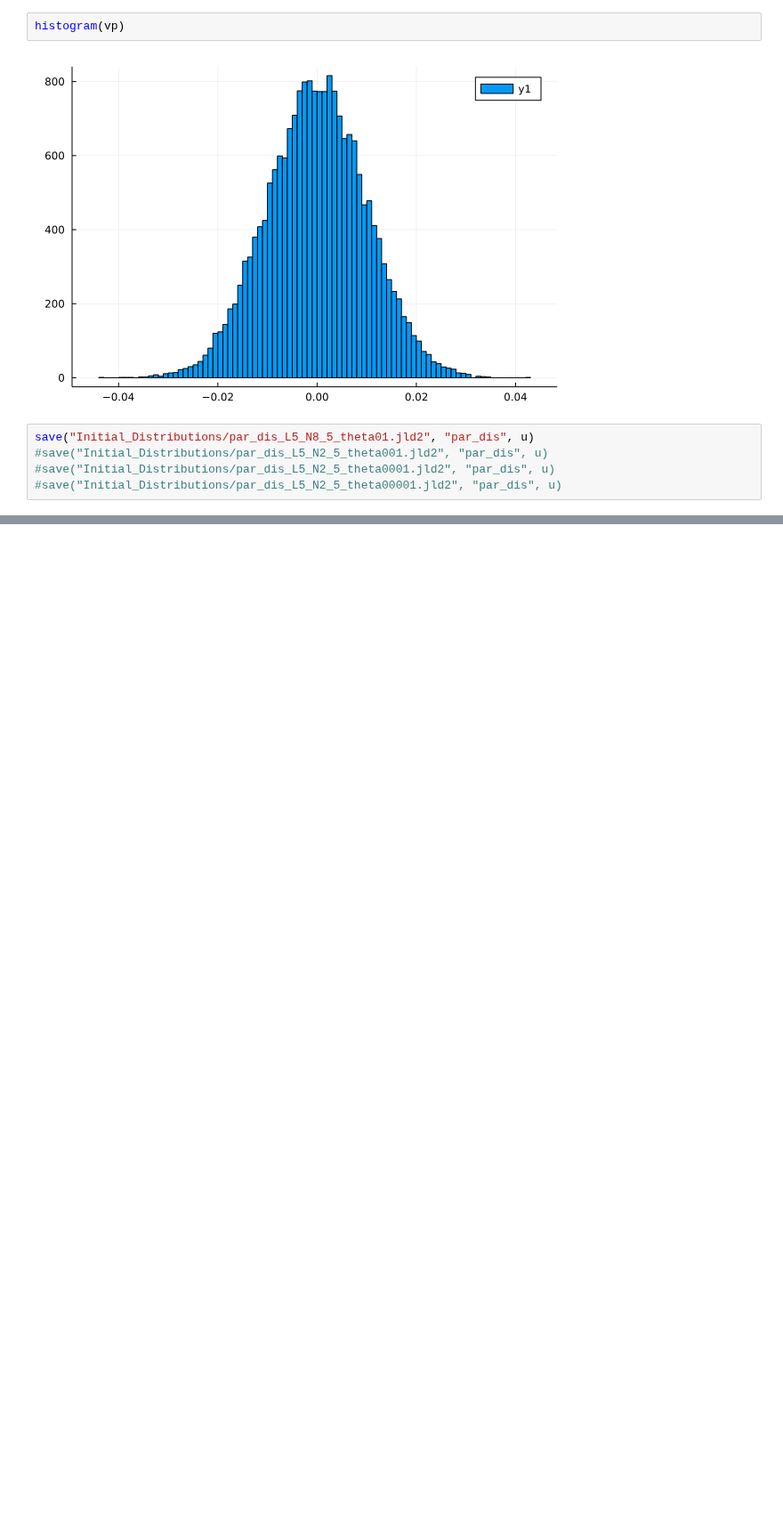
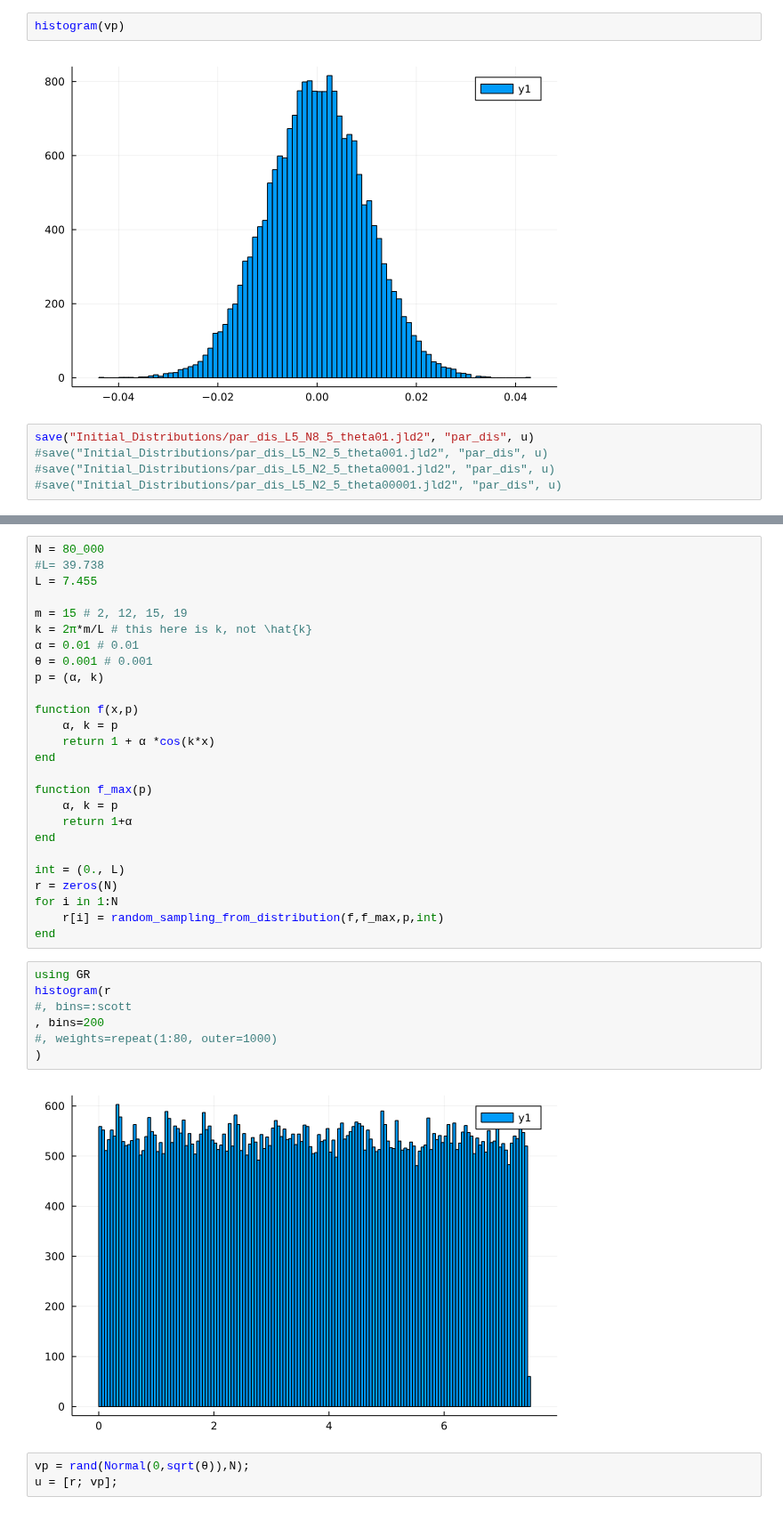
Before and after one commit to reula/PIC-1D, a Jupyter notebook: ini_dat.ipynb, the cells around one changed output, grey strips where cells are left out. Shown at 89% size. Cells and saved outputs as stored; diff of their text form; blank space fills up the shorter version.

```diff
--- a/ini_dat.ipynb
+++ b/ini_dat.ipynb
@@ -116,0 +168,38 @@ save("Initial_Distributions/par_dis_L5_N8_5_theta01.jld2", "par_dis", u)
+# %%
+N = 80_000
+#L= 39.738
+L = 7.455
+
+m = 15 # 2, 12, 15, 19
+k = 2π*m/L # this here is k, not \hat{k}
+α = 0.01 # 0.01
+θ = 0.001 # 0.001
+p = (α, k)
+
+function f(x,p)
+    α, k = p
+    return 1 + α *cos(k*x)
+end
+
+function f_max(p)
+    α, k = p
+    return 1+α
+end
+
+int = (0., L)
+r = zeros(N)
+for i in 1:N
+    r[i] = random_sampling_from_distribution(f,f_max,p,int)
+end
+# %%
+using GR
+histogram(r
+#, bins=:scott
+, bins=200
+#, weights=repeat(1:80, outer=1000)
+)
+# %% [output]
+[figure, added]
+# %%
+vp = rand(Normal(0,sqrt(θ)),N);
+u = [r; vp];
```
Also changed, not shown: parts of 7 cells of this notebook, 14 other files.
